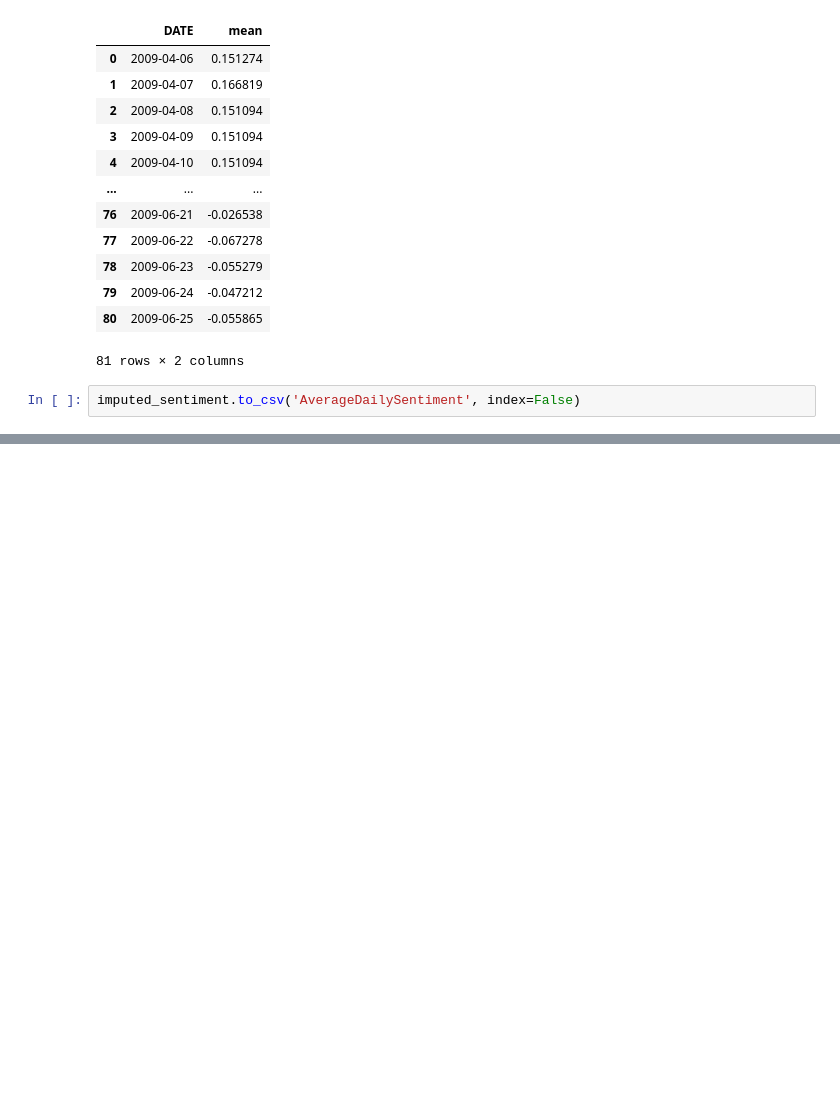
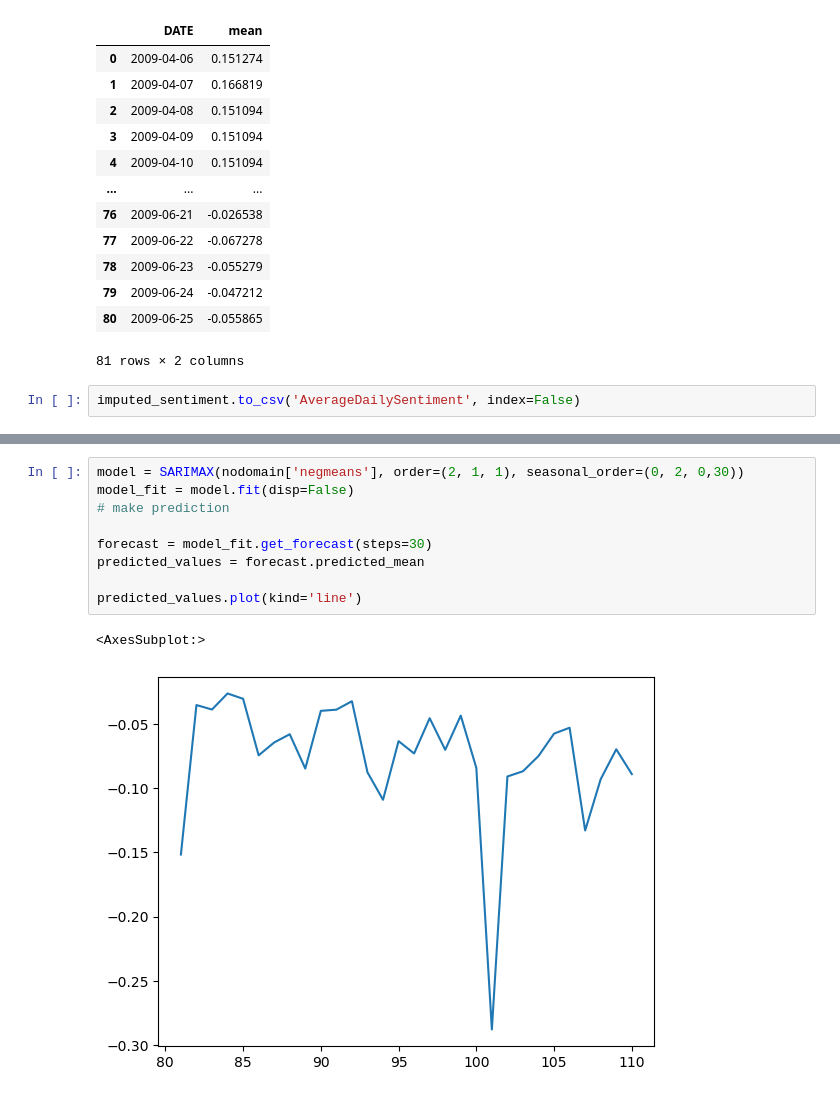
Before and after one commit to milooranm/ForecastingSentiment, a Jupyter notebook: Sentiment and imputation.ipynb, the cells around one changed output, grey strips where cells are left out. Drawn from its saved outputs; the diff is of its cells as text; blank space fills up the shorter version.

```diff
--- a/Sentiment and imputation.ipynb
+++ b/Sentiment and imputation.ipynb
@@ -1020,0 +1112,12 @@ imputed_sentiment.to_csv('AverageDailySentiment', index=False)
+# %%
+model = SARIMAX(nodomain['negmeans'], order=(2, 1, 1), seasonal_order=(0, 2, 0,30))
+model_fit = model.fit(disp=False)
+# make prediction
+
+forecast = model_fit.get_forecast(steps=30)
+predicted_values = forecast.predicted_mean
+
+predicted_values.plot(kind='line')
+# %% [output]
+<AxesSubplot:>
+[figure, added]
```
Also changed, not shown: parts of 20 cells of this notebook.
